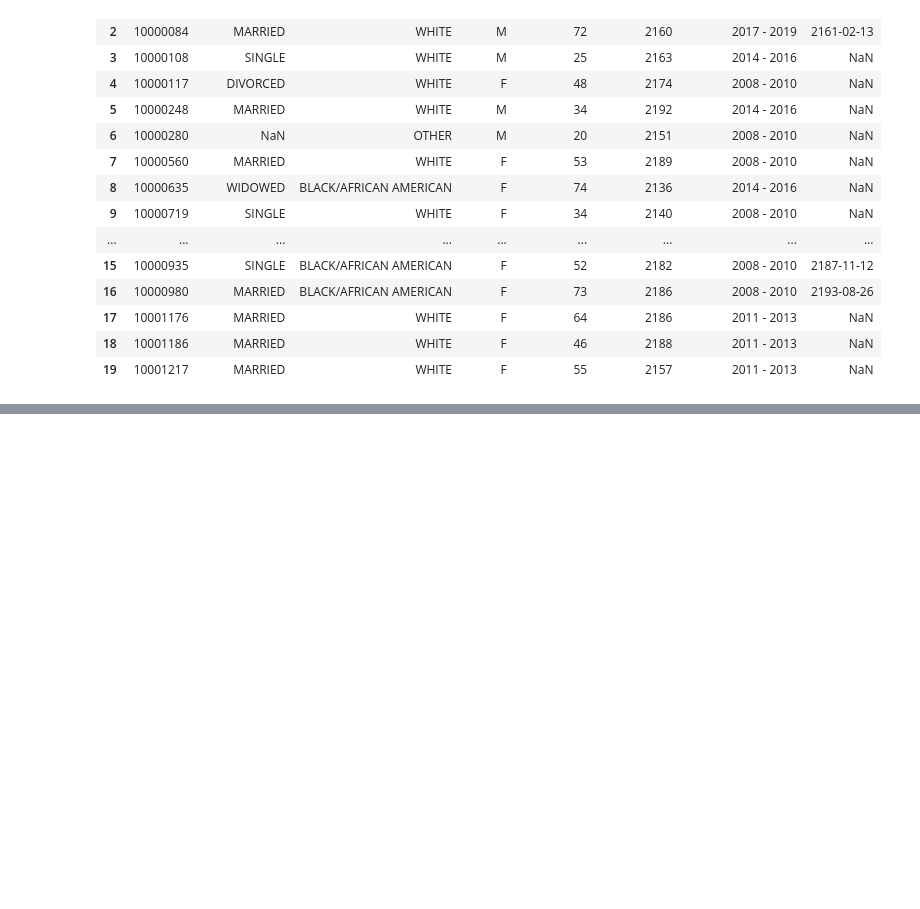
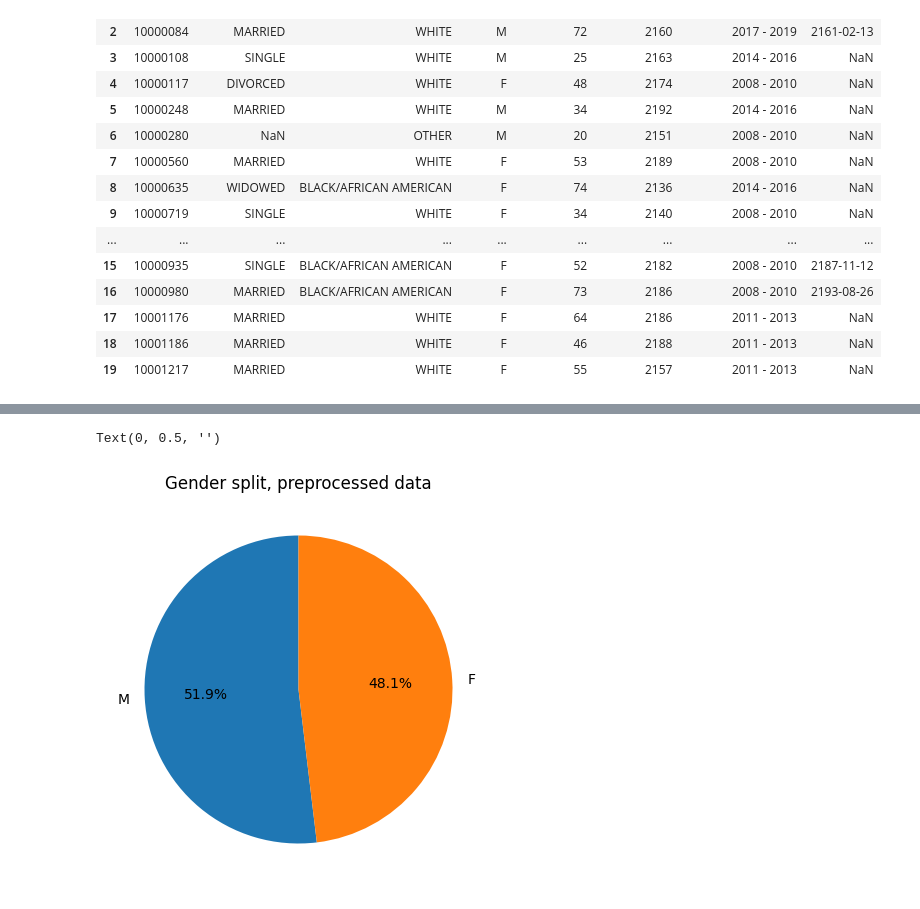
Before and after one commit to Adibvafa/RadioCare, a Jupyter notebook: aieng_template/data_pipeline.ipynb, the cells around one changed output, grey strips where cells are left out. Cells and saved outputs as stored; diff of their text form; code cells hidden in the pictures; blank space fills up the shorter version.

```diff
--- a/aieng_template/data_pipeline.ipynb
+++ b/aieng_template/data_pipeline.ipynb
@@ -130,0 +140,8 @@ final_df.head(20)
+# %%
+fig = plt.figure(figsize=(5,5))
+final_df.gender.value_counts().plot.pie(startangle = 90, autopct='%1.1f%%')
+plt.title('Gender split, preprocessed data')
+plt.ylabel('')
+# %% [output]
+Text(0, 0.5, '')
+[figure, added]
```
Also changed, not shown: parts of 5 cells of this notebook.
